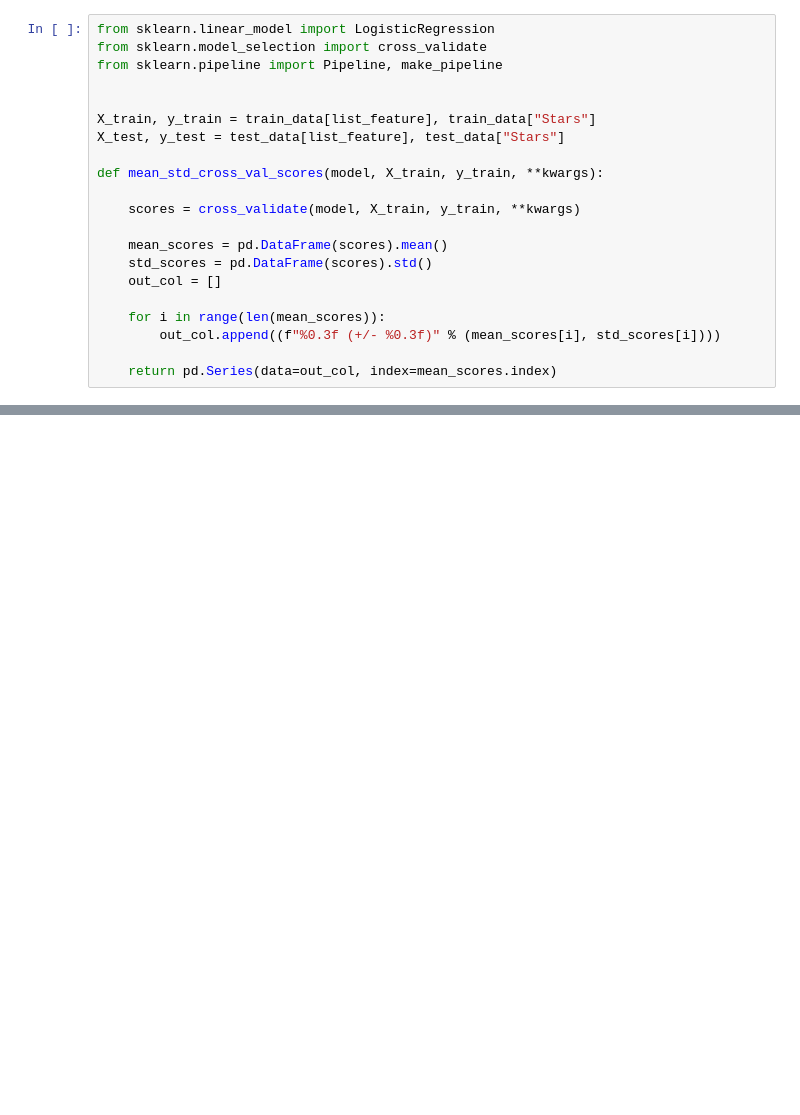
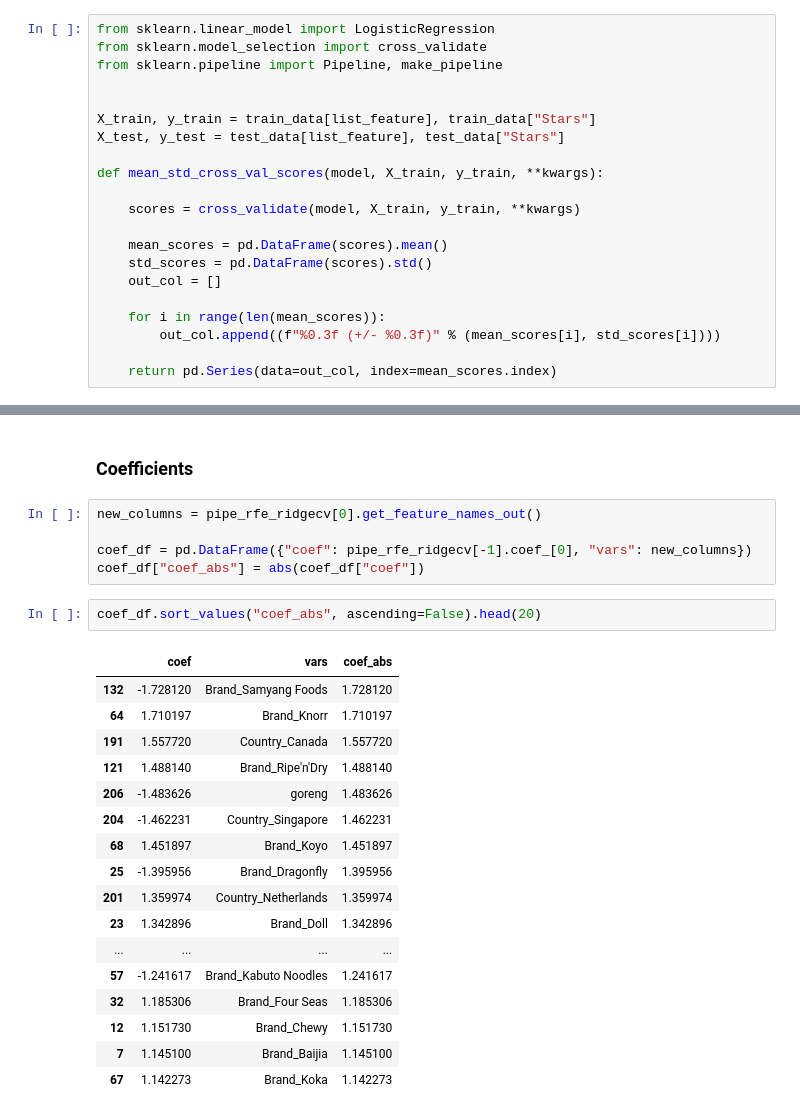
Before and after one commit to PANDASANG1231/522_Ramen, a Jupyter notebook: notebooks/04_1_wenjia_train_model.ipynb, the cells around one changed output, grey strips where cells are left out. Drawn from its saved outputs; the diff is of its cells as text; blank space fills up the shorter version.

```diff
--- a/notebooks/04_1_wenjia_train_model.ipynb
+++ b/notebooks/04_1_wenjia_train_model.ipynb
@@ -329,0 +243,27 @@ See the caveats in the documentation: https://pandas.pydata.org/pandas-docs/stab
+# %% [markdown]
+### Coefficients
+# %%
+new_columns = pipe_rfe_ridgecv[0].get_feature_names_out()
+
+coef_df = pd.DataFrame({"coef": pipe_rfe_ridgecv[-1].coef_[0], "vars": new_columns})
+coef_df["coef_abs"] = abs(coef_df["coef"])
+# %%
+coef_df.sort_values("coef_abs", ascending=False).head(20)
+# %% [output]
+|  | coef | vars | coef_abs |
+| 132 | -1.728120 | Brand_Samyang Foods | 1.728120 |
+| 64 | 1.710197 | Brand_Knorr | 1.710197 |
+| 191 | 1.557720 | Country_Canada | 1.557720 |
+| 121 | 1.488140 | Brand_Ripe'n'Dry | 1.488140 |
+| 206 | -1.483626 | goreng | 1.483626 |
+| 204 | -1.462231 | Country_Singapore | 1.462231 |
+| 68 | 1.451897 | Brand_Koyo | 1.451897 |
+| 25 | -1.395956 | Brand_Dragonfly | 1.395956 |
+| 201 | 1.359974 | Country_Netherlands | 1.359974 |
+| 23 | 1.342896 | Brand_Doll | 1.342896 |
+| ... | ... | ... | ... |
+| 57 | -1.241617 | Brand_Kabuto Noodles | 1.241617 |
+| 32 | 1.185306 | Brand_Four Seas | 1.185306 |
+| 12 | 1.151730 | Brand_Chewy | 1.151730 |
+| 7 | 1.145100 | Brand_Baijia | 1.145100 |
+| 67 | 1.142273 | Brand_Koka | 1.142273 |
```
Also changed, not shown: parts of 16 cells of this notebook, 3 other files.
